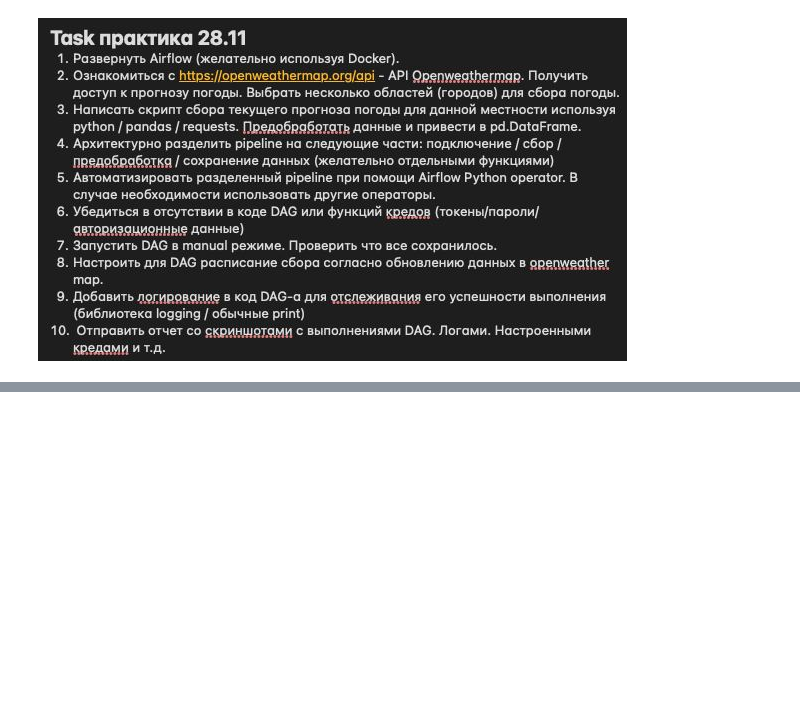
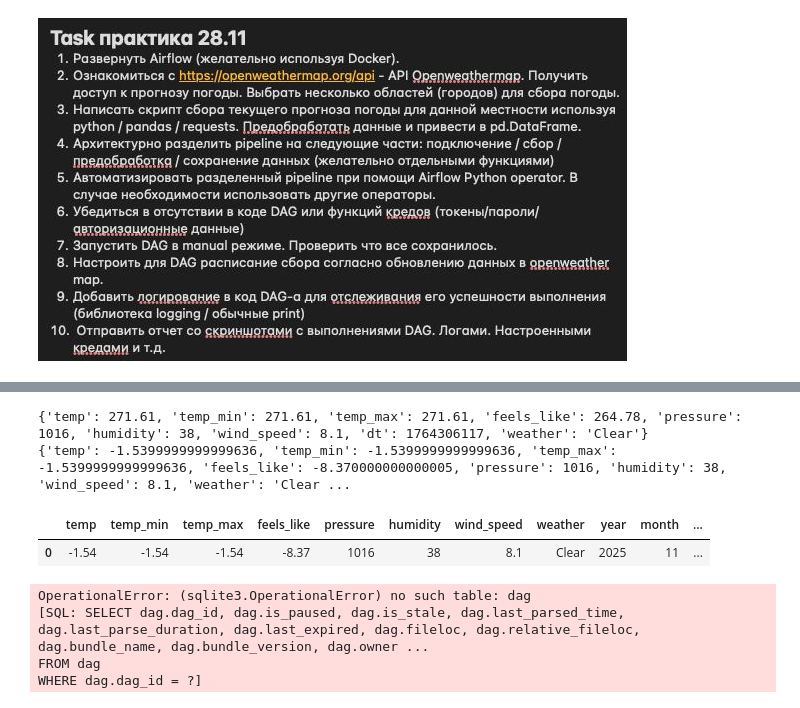
Before and after one commit to poslam/sem7-ds, a Jupyter notebook: ia/prac/28_11_25/main.ipynb, the cells around one changed output, grey strips where cells are left out. Cells and saved outputs as stored; diff of their text form; code cells hidden in the pictures; blank space fills up the shorter version.

```diff
--- a/ia/prac/28_11_25/main.ipynb
+++ b/ia/prac/28_11_25/main.ipynb
@@ -60,0 +40,13 @@ x.json()
+# %%
+def parse_data(data: dict) -> dict:
+    return {
+        "temp": data["main"].get("temp"),
+        "temp_min": data["main"].get("temp_min"),
+        "temp_max": data["main"].get("temp_max"),
+        "feels_like": data["main"].get("feels_like"),
+        "pressure": data["main"].get("pressure"),
+        "humidity": data["main"].get("humidity"),
+        "wind_speed": data["wind"].get("speed"),
+        "dt": data.get("dt"),
+        "weather": data["weather"][0].get("main"),
+    }
@@ -60,0 +82,26 @@ x.json()
+# %%
+def write_data(
+    df: pd.DataFrame,
+    data: dict,
+) -> pd.DataFrame:
+    return pd.concat(
+        [df, pd.DataFrame([data])],
+        ignore_index=True,
+    )
+# %%
+data = get_data(lat=cities["vdk"][0], lon=cities["vdk"][1])
+# %%
+df = pd.DataFrame()
+parsed = parse_data(data)
+print(parsed)
+prepped = prep_data(parsed)
+print(parsed)
+df = write_data(df=df, data=prepped)
+# %% [output]
+{'temp': 271.61, 'temp_min': 271.61, 'temp_max': 271.61, 'feels_like': 264.78, 'pressure': 1016, 'humidity': 38, 'wind_speed': 8.1, 'dt': 1764306117, 'weather': 'Clear'}
+{'temp': -1.5399999999999636, 'temp_min': -1.5399999999999636, 'temp_max': -1.5399999999999636, 'feels_like': -8.370000000000005, 'pressure': 1016, 'humidity': 38, 'wind_speed': 8.1, 'weather': 'Clear ...
+# %%
+df.head(5)
+# %% [output]
+|  | temp | temp_min | temp_max | feels_like | pressure | humidity | wind_speed | weather | year | month | ... |
+| 0 | -1.54 | -1.54 | -1.54 | -8.37 | 1016 | 38 | 8.1 | Clear | 2025 | 11 | ... |
@@ -60,0 +202,10 @@ x.json()
+# %%
+from airflow.api.client.local_client import Client
+
+c = Client(None, None)
+c.trigger_dag(dag_id="weather_pipeline")
+# %% [output]
+OperationalError: (sqlite3.OperationalError) no such table: dag
+[SQL: SELECT dag.dag_id, dag.is_paused, dag.is_stale, dag.last_parsed_time, dag.last_parse_duration, dag.last_expired, dag.fileloc, dag.relative_fileloc, dag.bundle_name, dag.bundle_version, dag.owner ...
+FROM dag
+WHERE dag.dag_id = ?]
```
Also changed, not shown: parts of 8 cells of this notebook, 4 other files.
